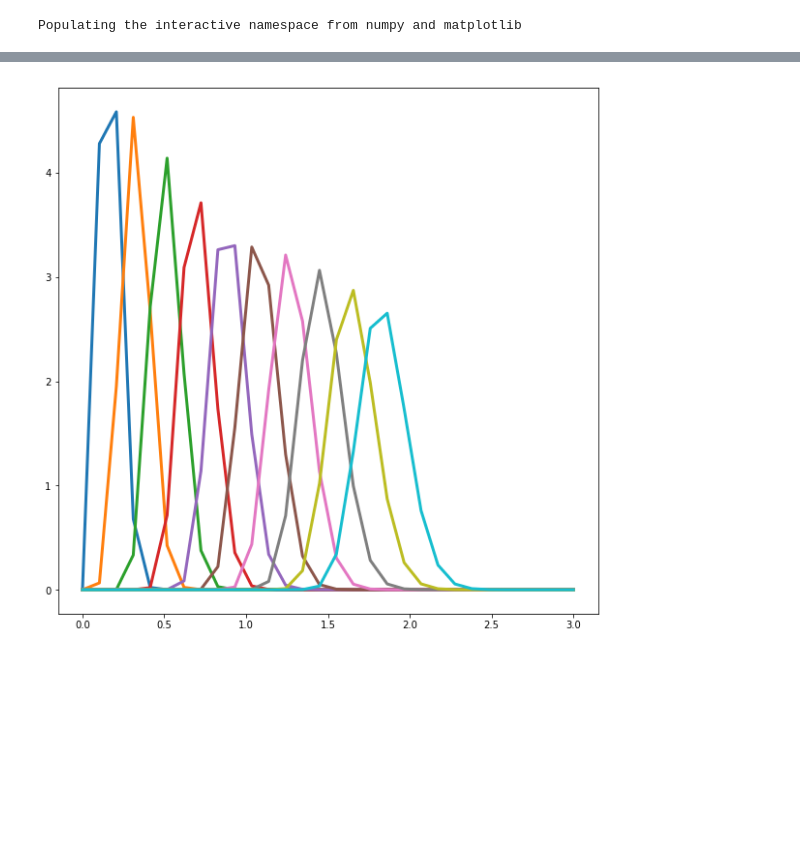
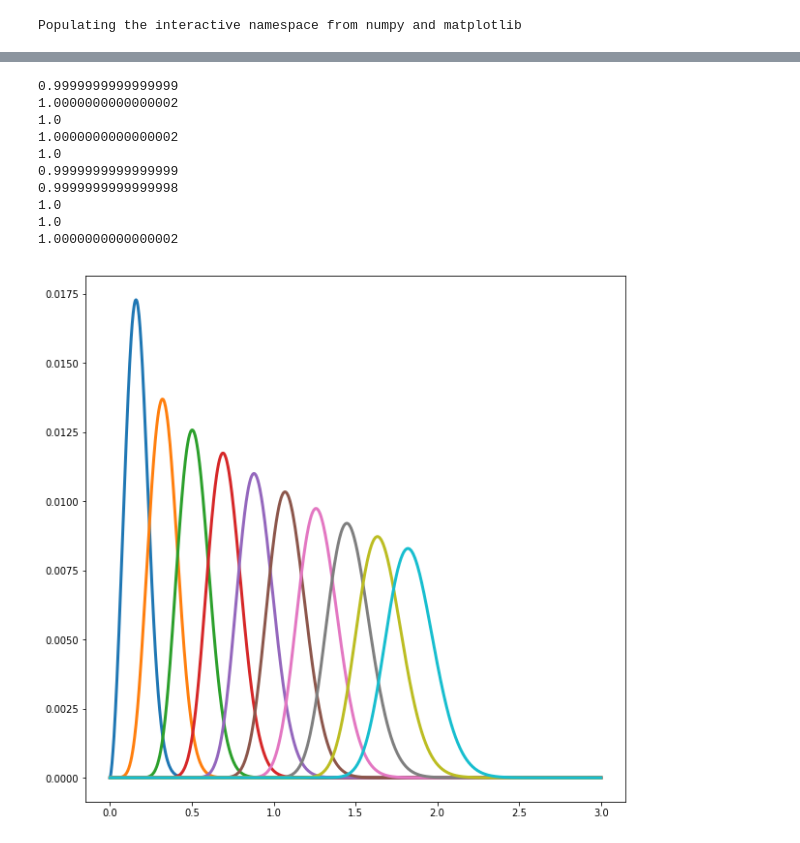
Before and after one commit to ErikOsinga/master_research_project, a Jupyter notebook: learning_purposes/ccl/generate_cl.ipynb, the cells around one changed output, grey strips where cells are left out. Saved outputs shown, nothing was run; the diff lists cells and outputs as text; code cells hidden in the pictures; blank space fills up the shorter version.

```diff
--- a/learning_purposes/ccl/generate_cl.ipynb
+++ b/learning_purposes/ccl/generate_cl.ipynb
@@ -18,8 +18,10 @@ def euclid_ccl(Omega_c, sigma8):
     for i in range(10):
         zmin, zmax = i*0.2, (i+1)*.2
         dNdzs[i,:] = ccl.dNdz_tomog(z=z, zmin=zmin, zmax=zmax, pz_func=pz, dNdz_func = dNdz_true)
+        dNdzs[i,:] =  dNdzs[i,:] / dNdzs[i,:].sum()
 
-    ell=np.arange(100,5000)
+    #ell = np.arange(100,5000)
+    ell = np.logspace(np.log10(100),np.log10(6000),20)
     shears = []
     for i in range(10):
 
@@ -49,8 +51,19 @@ for i in range(10):
 # %%
-nz = 30
+nz = 1000
 z = np.linspace(0.0,3.,nz)
 plt.figure(figsize=(10,10))
 for i in range(10):
     plt.plot(z, dNdzs[i,:], lw = 3)
+    print dNdzs[i,:].sum()
 # %% [output]
+0.9999999999999999
+1.0000000000000002
+1.0
+1.0000000000000002
+1.0
+0.9999999999999999
+0.9999999999999998
+1.0
+1.0
+1.0000000000000002
-[figure, old version]
+[figure, new version]
```
Also changed, not shown: parts of 9 cells of this notebook.
